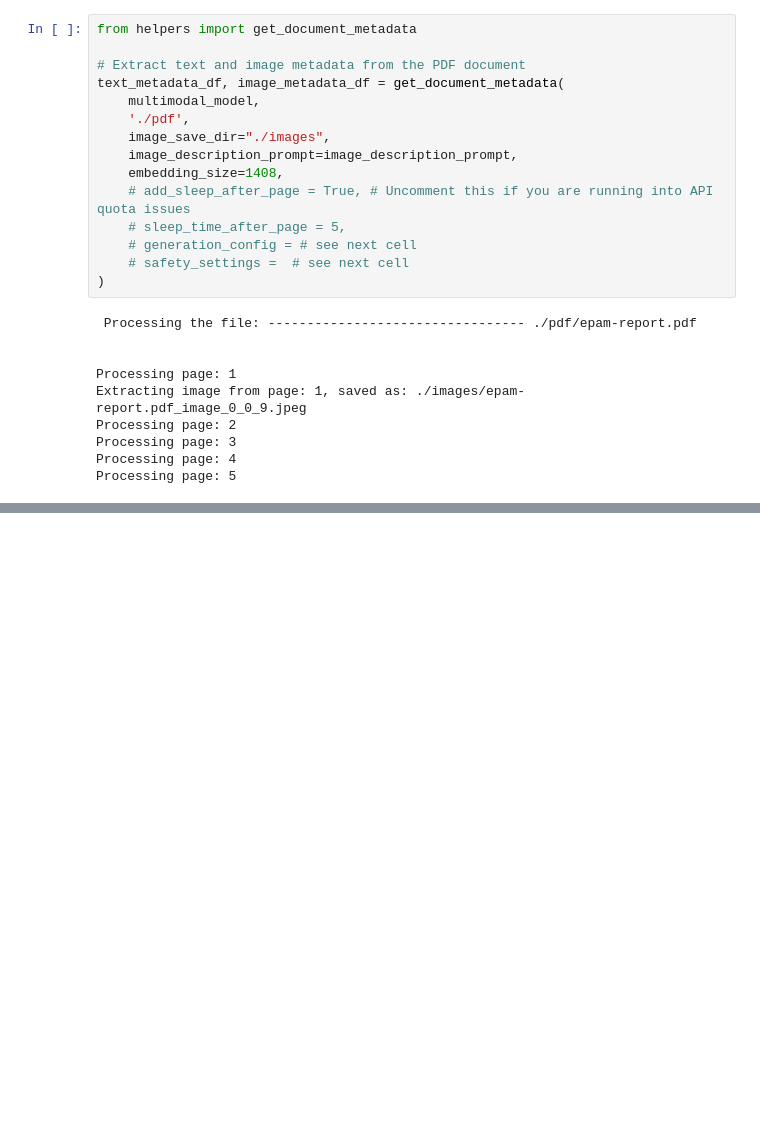
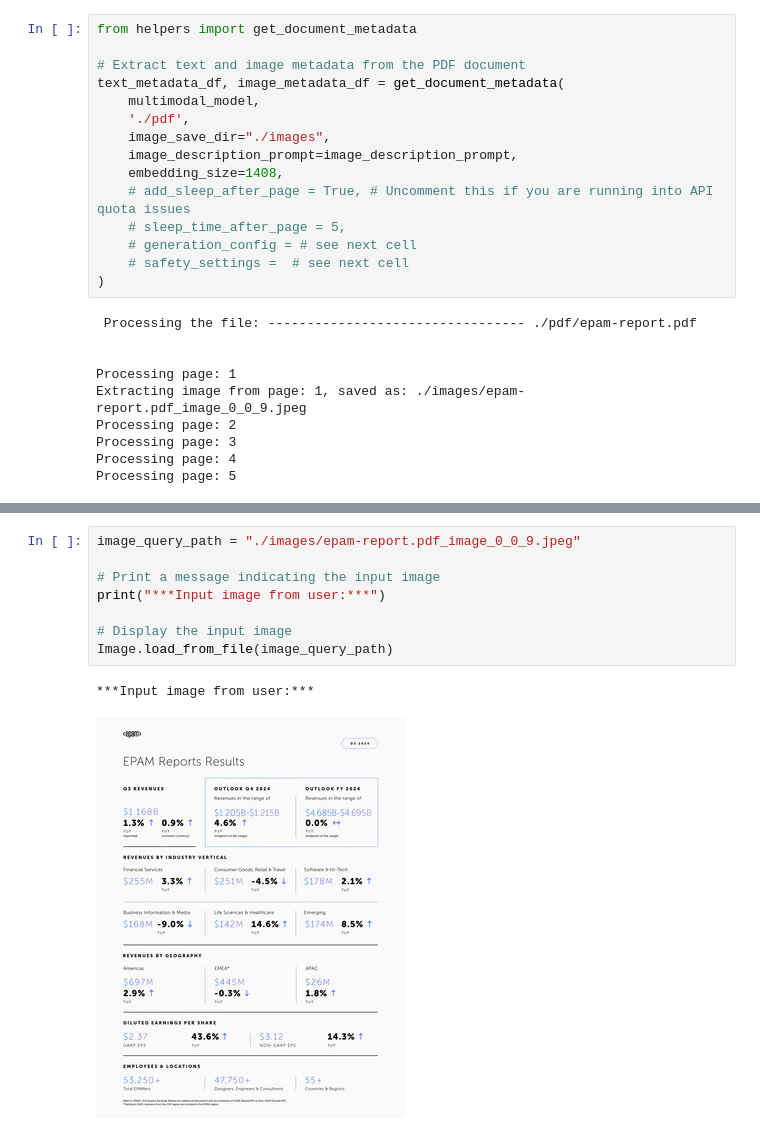
Before and after one commit to max-arshinov/llm-playground, a Jupyter notebook: hw/8.practice.ipynb, the cells around one changed output, grey strips where cells are left out. Drawn from its saved outputs; the diff is of its cells as text; blank space fills up the shorter version.

```diff
--- a/hw/8.practice.ipynb
+++ b/hw/8.practice.ipynb
@@ -163,0 +240,11 @@ get_gemini_response(
+# %%
+image_query_path = "./images/epam-report.pdf_image_0_0_9.jpeg"
+
+# Print a message indicating the input image
+print("***Input image from user:***")
+
+# Display the input image
+Image.load_from_file(image_query_path)
+# %% [output]
+***Input image from user:***
+[figure, added]
```
Also changed, not shown: parts of 18 cells of this notebook, 1 other file.
